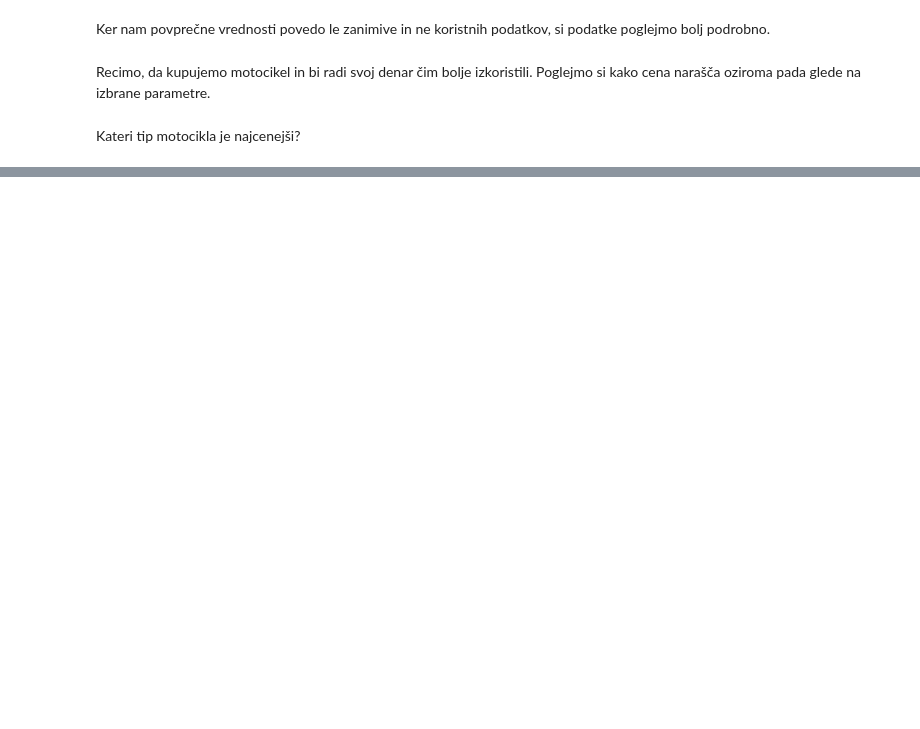
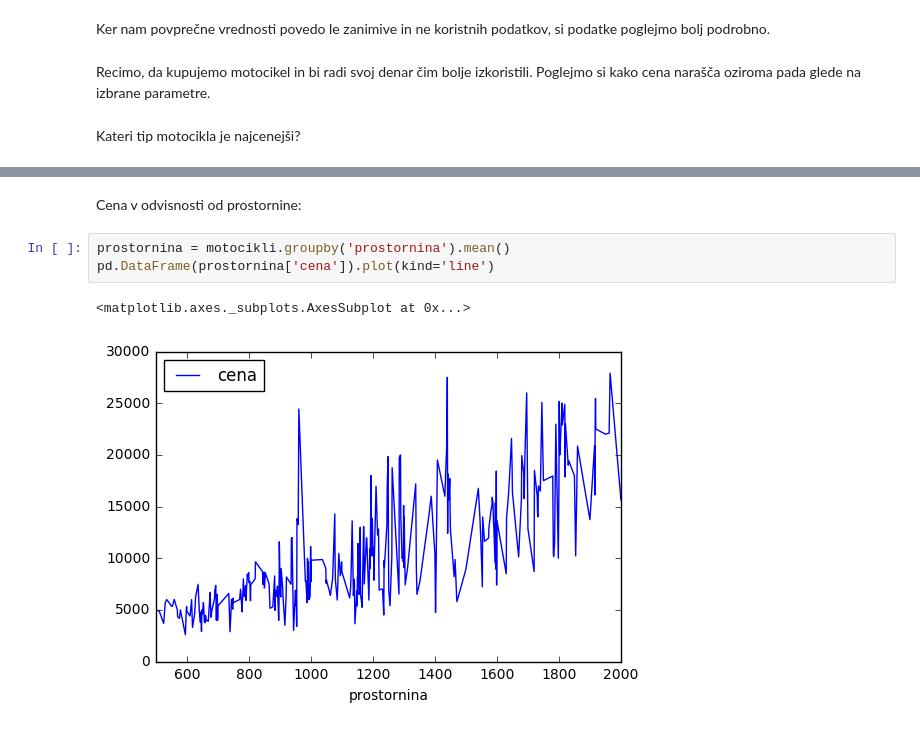
Before and after one commit to FMF-projects/rabljeni-motocikli, a Jupyter notebook: rabljeni_motocikli.ipynb, the cells around one changed output, grey strips where cells are left out. Cells and saved outputs as stored; diff of their text form; blank space fills up the shorter version.

```diff
--- a/rabljeni_motocikli.ipynb
+++ b/rabljeni_motocikli.ipynb
@@ -96,0 +114,8 @@ pd.DataFrame(tipi['cena']).sort_values(['cena'])
+# %% [markdown]
+Cena v odvisnosti od prostornine:
+# %%
+prostornina = motocikli.groupby('prostornina').mean()
+pd.DataFrame(prostornina['cena']).plot(kind='line')
+# %% [output]
+<matplotlib.axes._subplots.AxesSubplot at 0x...>
+[figure, added]
```
Also changed, not shown: parts of 16 cells of this notebook.
